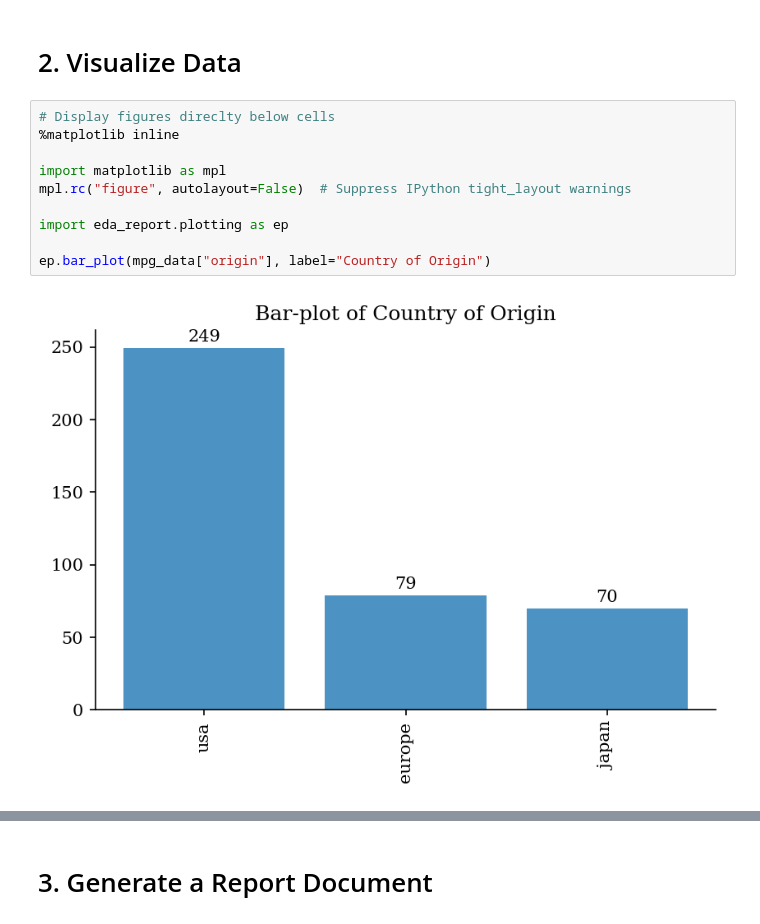
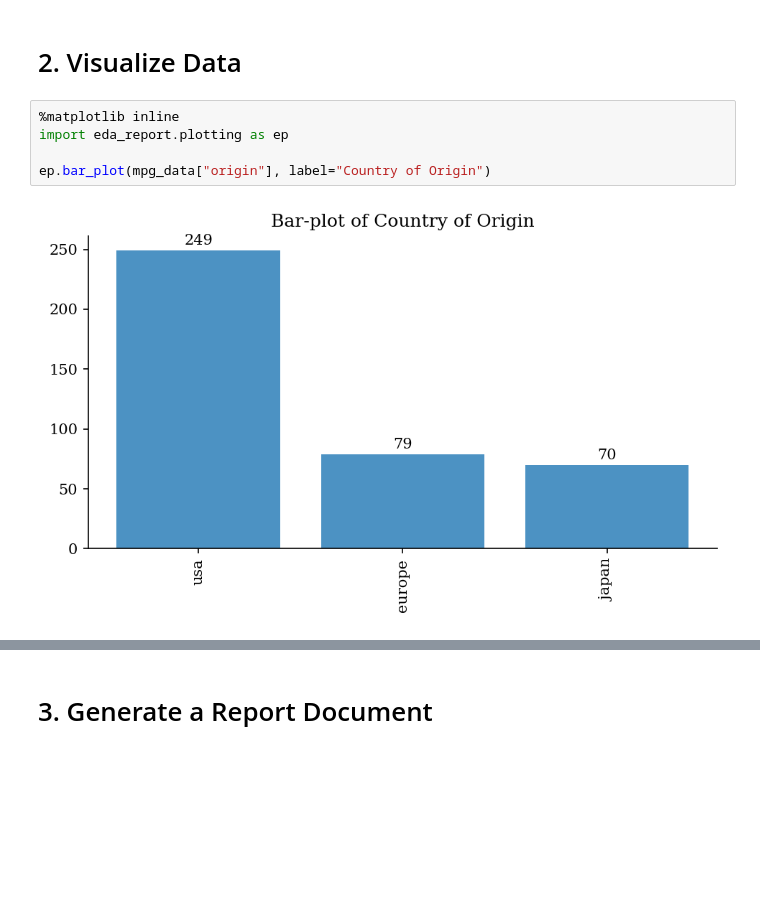
Before and after one commit to Tim-Abwao/eda-report, a Jupyter notebook: eda-report-basics.ipynb, the cells around one changed output, grey strips where cells are left out. Cells and saved outputs as stored; diff of their text form; blank space fills up the shorter version.

```diff
--- a/eda-report-basics.ipynb
+++ b/eda-report-basics.ipynb
@@ -88,17 +88,12 @@ japan    70 (17.59%)
 # %% [markdown]
 # 2. Visualize Data
 # %%
-# Display figures direclty below cells
 %matplotlib inline
-
-import matplotlib as mpl
-mpl.rc("figure", autolayout=False)  # Suppress IPython tight_layout warnings
-
 import eda_report.plotting as ep
 
 ep.bar_plot(mpg_data["origin"], label="Country of Origin")
 # %% [output]
-[figure, old version]
+[figure, new version]
 # %%
 ep.box_plot(mpg_data["acceleration"], label="Acceleration", hue=mpg_data["origin"])
 # %% [output]
```
Also changed, not shown: parts of 9 cells of this notebook.
